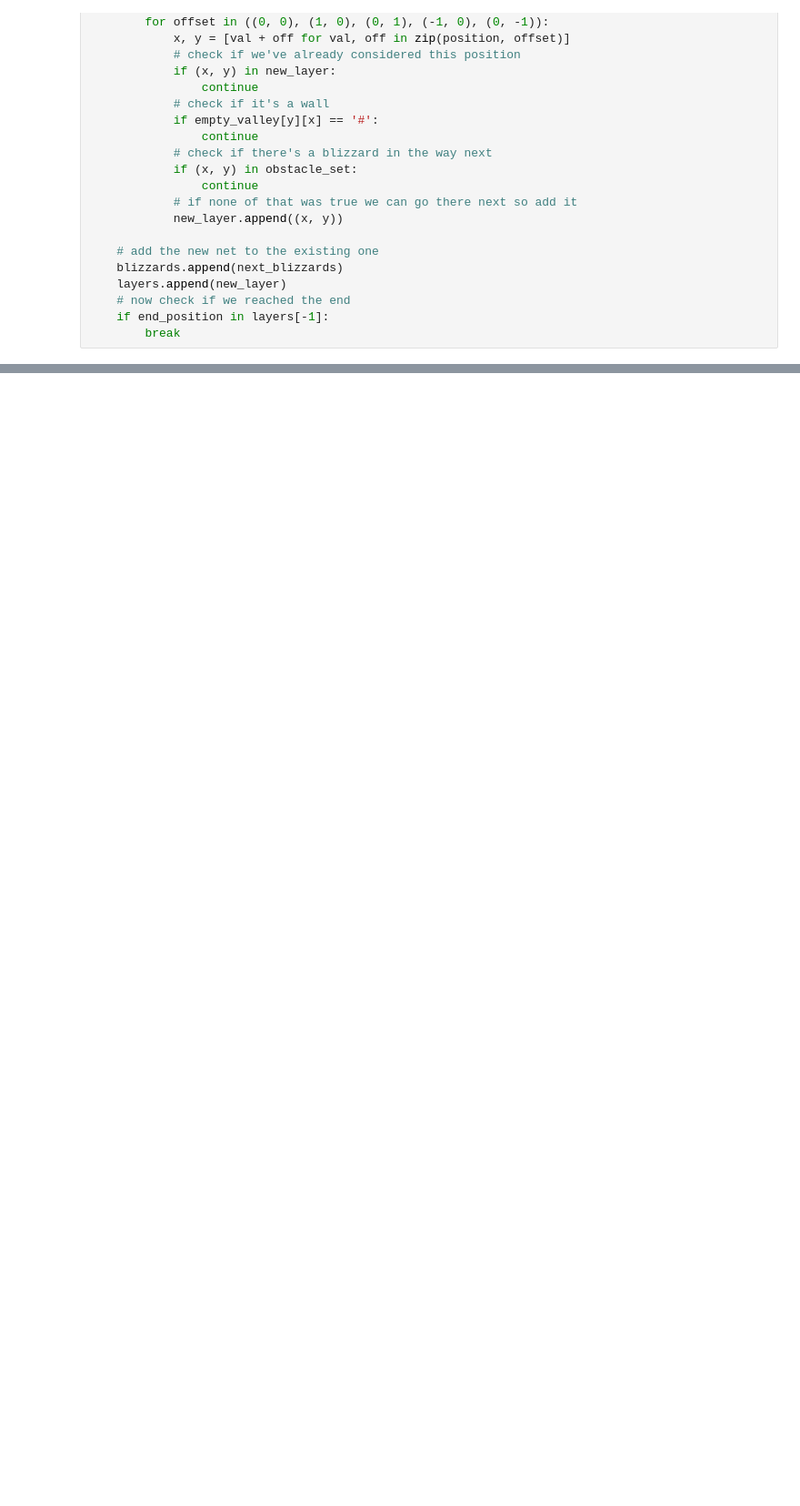
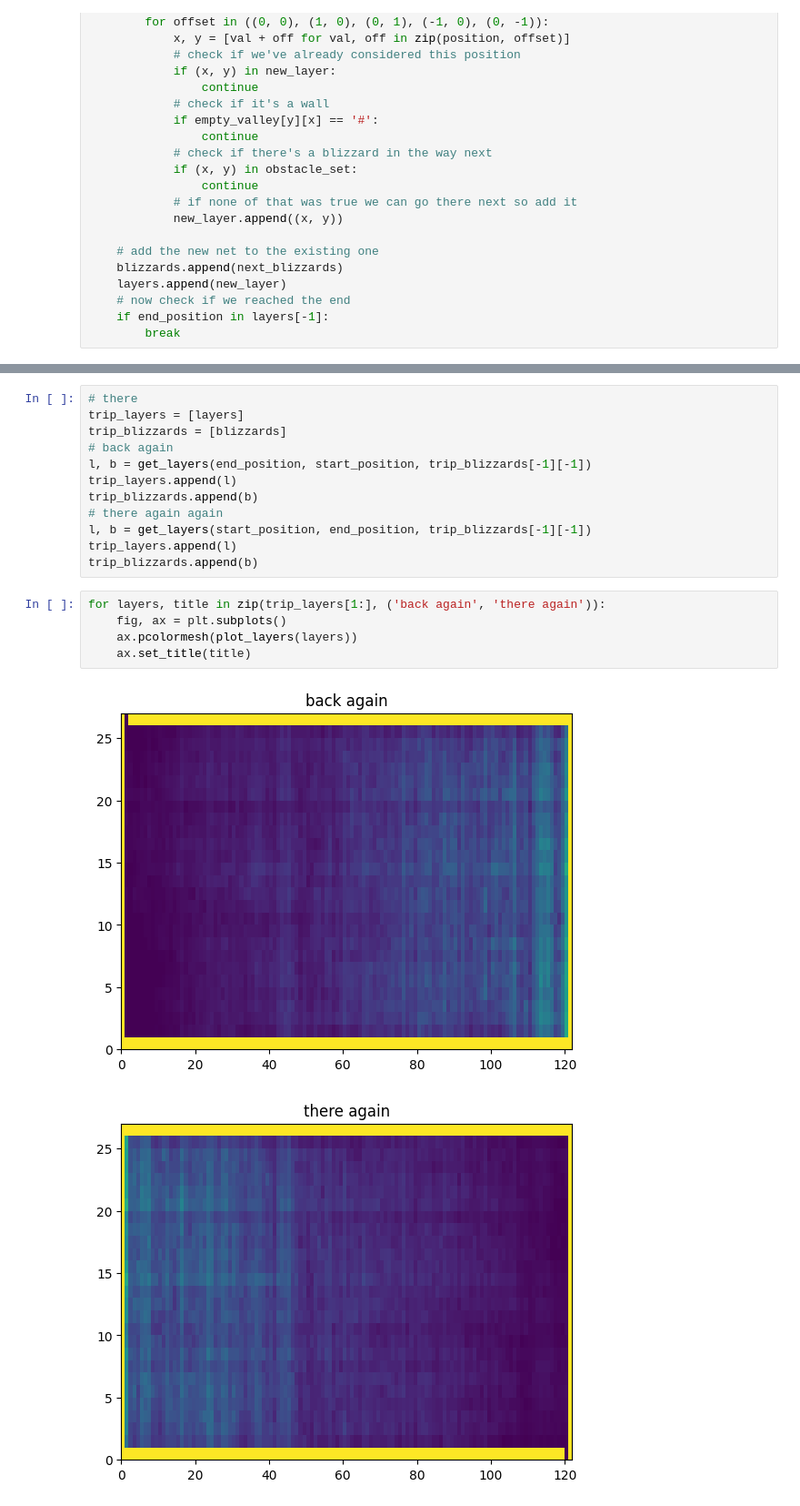
Before and after one commit to nouseforkeys/advent_of_code_22, a Jupyter notebook: day_24.ipynb, the cells around one changed output, grey strips where cells are left out. Shown at 91% size. Cells and saved outputs as stored; diff of their text form; blank space fills up the shorter version.

```diff
--- a/day_24.ipynb
+++ b/day_24.ipynb
@@ -154,0 +242,20 @@ the shortest path to the end takes: 295!
+# %%
+# there
+trip_layers = [layers]
+trip_blizzards = [blizzards]
+# back again
+l, b = get_layers(end_position, start_position, trip_blizzards[-1][-1])
+trip_layers.append(l)
+trip_blizzards.append(b)
+# there again again
+l, b = get_layers(start_position, end_position, trip_blizzards[-1][-1])
+trip_layers.append(l)
+trip_blizzards.append(b)
+# %%
+for layers, title in zip(trip_layers[1:], ('back again', 'there again')):
+    fig, ax = plt.subplots()
+    ax.pcolormesh(plot_layers(layers))
+    ax.set_title(title)
+# %% [output]
+[figure, added]
+[figure, added]
```
Also changed, not shown: parts of 9 cells of this notebook.
